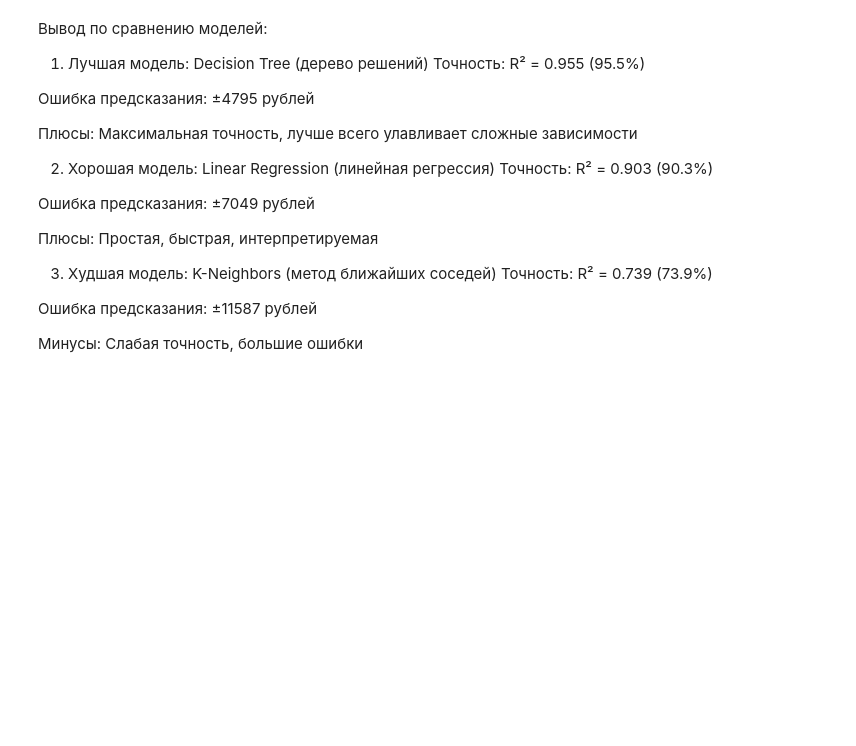
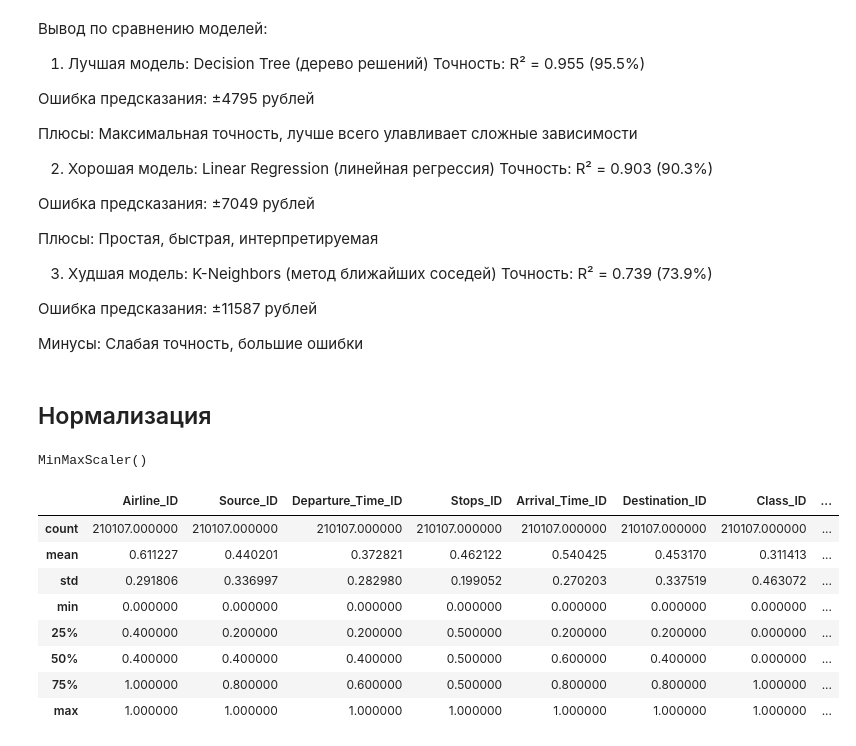
Before and after one commit to DarinaFFF/machine-learn, a Jupyter notebook: Notebooks/Flight_price_Фатхлисламова_Дарина.ipynb, the cells around one changed output. Drawn from its saved outputs; the diff is of its cells as text; code cells hidden in the pictures; blank space fills up the shorter version.

```diff
--- a/Notebooks/Flight_price_Фатхлисламова_Дарина.ipynb
+++ b/Notebooks/Flight_price_Фатхлисламова_Дарина.ipynb
@@ -635,3 +635,27 @@ DecisionTreeRegressor  2655.359  2.298741e+07   4794.519      0.955
 Ошибка предсказания: ±11587 рублей
 
 Минусы: Слабая точность, большие ошибки
+# %% [markdown]
+## Нормализация
+# %%
+from sklearn.preprocessing import MinMaxScaler
+
+mms = MinMaxScaler()
+mms.fit(X_train)
+# %% [output]
+MinMaxScaler()
+# %%
+X_train_norm = pd.DataFrame(mms.transform(X_train), columns=X_train.columns)
+X_test_norm = pd.DataFrame(mms.transform(X_test), columns=X_train.columns)
+# %%
+X_train_norm.describe()
+# %% [output]
+|  | Airline_ID | Source_ID | Departure_Time_ID | Stops_ID | Arrival_Time_ID | Destination_ID | Class_ID | ... |
+| count | 210107.000000 | 210107.000000 | 210107.000000 | 210107.000000 | 210107.000000 | 210107.000000 | 210107.000000 | ... |
+| mean | 0.611227 | 0.440201 | 0.372821 | 0.462122 | 0.540425 | 0.453170 | 0.311413 | ... |
+| std | 0.291806 | 0.336997 | 0.282980 | 0.199052 | 0.270203 | 0.337519 | 0.463072 | ... |
+| min | 0.000000 | 0.000000 | 0.000000 | 0.000000 | 0.000000 | 0.000000 | 0.000000 | ... |
+| 25% | 0.400000 | 0.200000 | 0.200000 | 0.500000 | 0.200000 | 0.200000 | 0.000000 | ... |
+| 50% | 0.400000 | 0.400000 | 0.400000 | 0.500000 | 0.600000 | 0.400000 | 0.000000 | ... |
+| 75% | 1.000000 | 0.800000 | 0.600000 | 0.500000 | 0.800000 | 0.800000 | 1.000000 | ... |
+| max | 1.000000 | 1.000000 | 1.000000 | 1.000000 | 1.000000 | 1.000000 | 1.000000 | ... |
```
Also changed, not shown: parts of 34 cells of this notebook.
